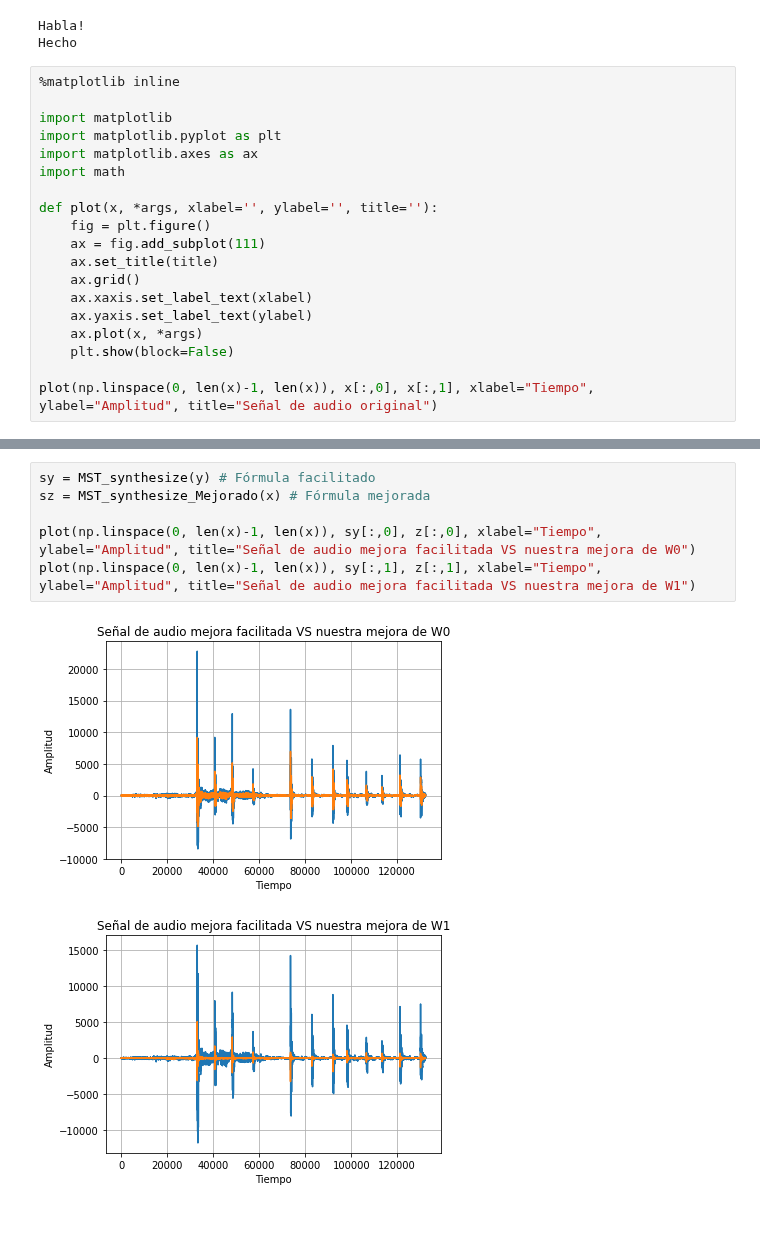
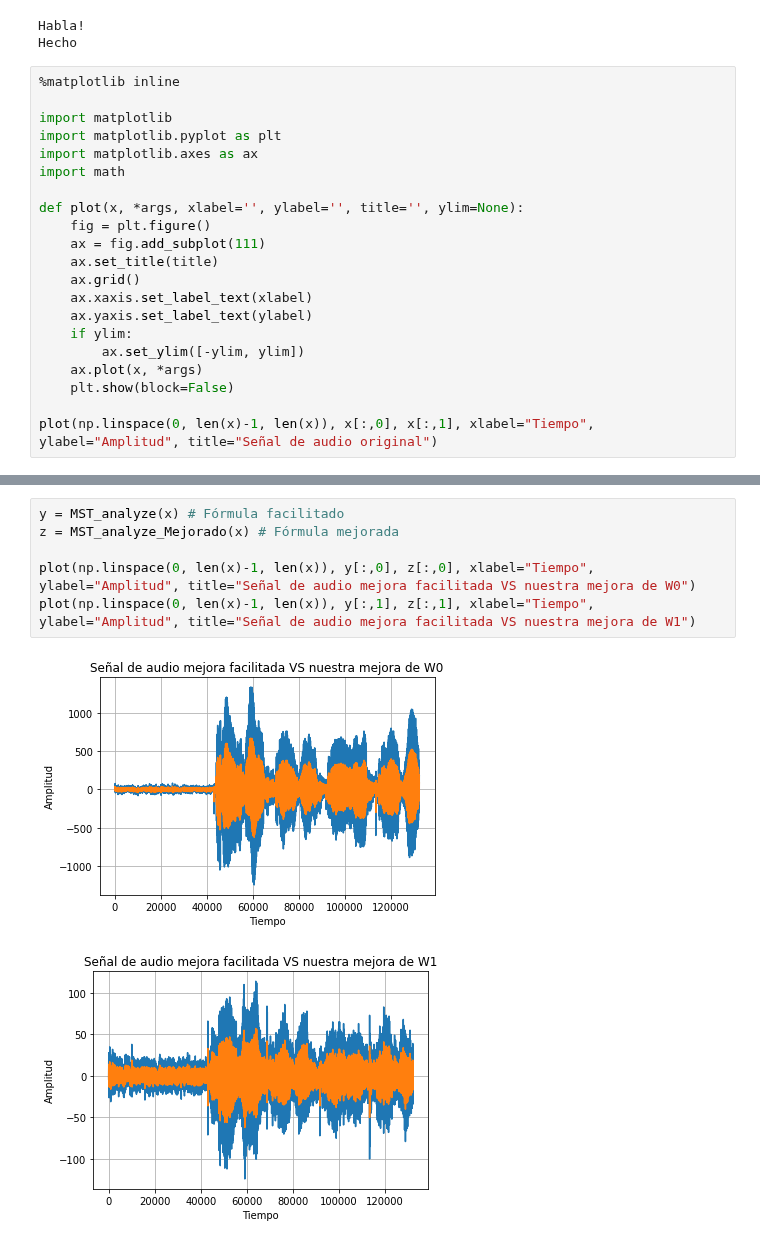
Before and after one commit to Tecnologias-multimedia/InterCom, a Jupyter notebook: 2021/G1/readme-MLTN11.ipynb, the cells around one changed output, grey strips where cells are left out. Drawn from its saved outputs; the diff is of its cells as text.

```diff
--- a/2021/G1/readme-MLTN11.ipynb
+++ b/2021/G1/readme-MLTN11.ipynb
@@ -81,13 +81,15 @@ import matplotlib.pyplot as plt
 import matplotlib.axes as ax
 import math
 
-def plot(x, *args, xlabel='', ylabel='', title=''):
+def plot(x, *args, xlabel='', ylabel='', title='', ylim=None):
     fig = plt.figure()
     ax = fig.add_subplot(111)
     ax.set_title(title)
     ax.grid()
     ax.xaxis.set_label_text(xlabel)
     ax.yaxis.set_label_text(ylabel)
+    if ylim:
+        ax.set_ylim([-ylim, ylim])
     ax.plot(x, *args)
     plt.show(block=False)
 
@@ -97,14 +99,14 @@ plot(np.linspace(0, len(x)-1, len(x)), x[:,0], x[:,1], xlabel="Tiempo", ylabel="
 # %% [markdown]
 ## Comparación de las señales ![compare](https://i.imgur.com/LkwsSoI.png):
 # %%
-sy = MST_synthesize(y) # Fórmula facilitado
-sz = MST_synthesize_Mejorado(x) # Fórmula mejorada
+y = MST_analyze(x) # Fórmula facilitado
+z = MST_analyze_Mejorado(x) # Fórmula mejorada
 
-plot(np.linspace(0, len(x)-1, len(x)), sy[:,0], z[:,0], xlabel="Tiempo", ylabel="Amplitud", title="Señal de audio mejora facilitada VS nuestra mejora de W0")
-plot(np.linspace(0, len(x)-1, len(x)), sy[:,1], z[:,1], xlabel="Tiempo", ylabel="Amplitud", title="Señal de audio mejora facilitada VS nuestra mejora de W1")
+plot(np.linspace(0, len(x)-1, len(x)), y[:,0], z[:,0], xlabel="Tiempo", ylabel="Amplitud", title="Señal de audio mejora facilitada VS nuestra mejora de W0")
+plot(np.linspace(0, len(x)-1, len(x)), y[:,1], z[:,1], xlabel="Tiempo", ylabel="Amplitud", title="Señal de audio mejora facilitada VS nuestra mejora de W1")
 # %% [output]
-[figure, old version]
+[figure, new version]
-[figure, old version]
+[figure, new version]
 # %% [markdown]
 ## Reconstruimos la señal ![compare](https://i.imgur.com/LkwsSoI.png)
 # %%
```
Also changed, not shown: parts of 8 cells of this notebook.
